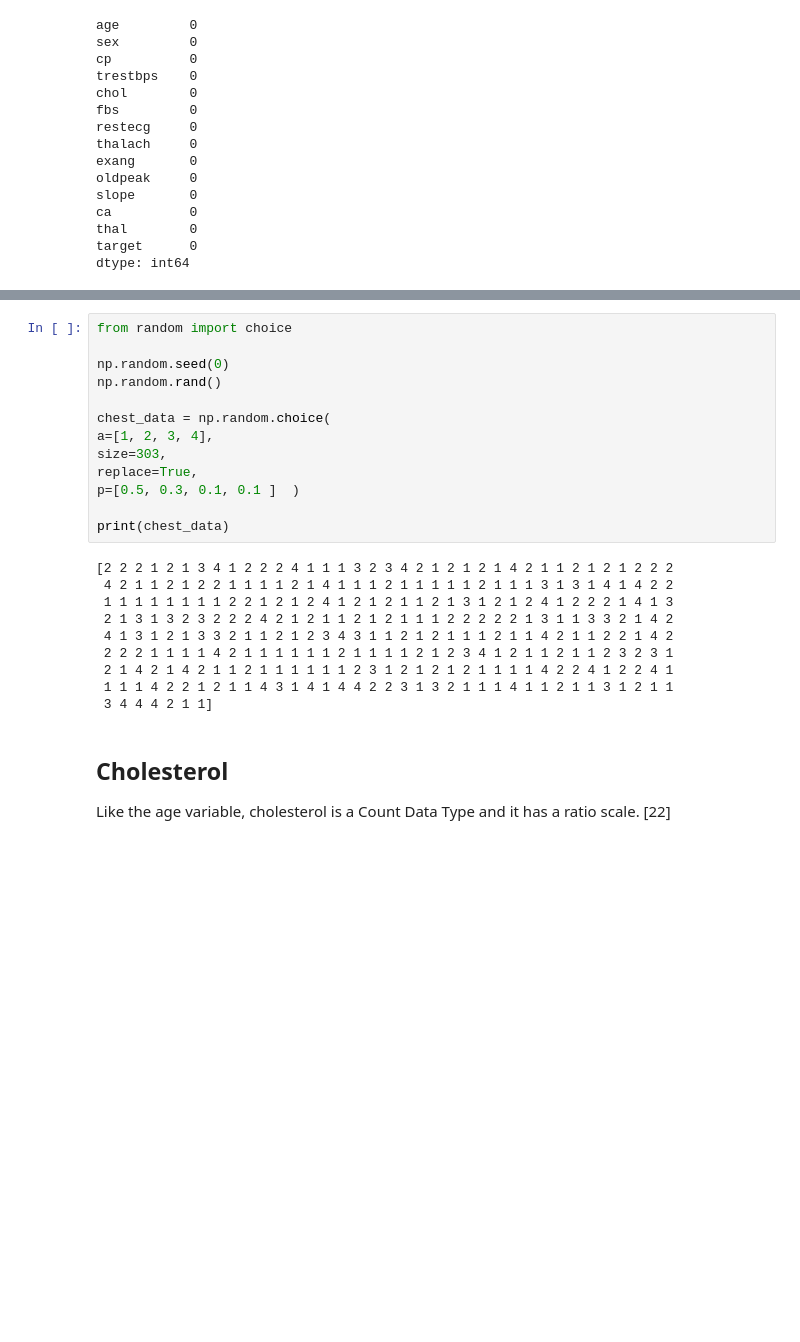
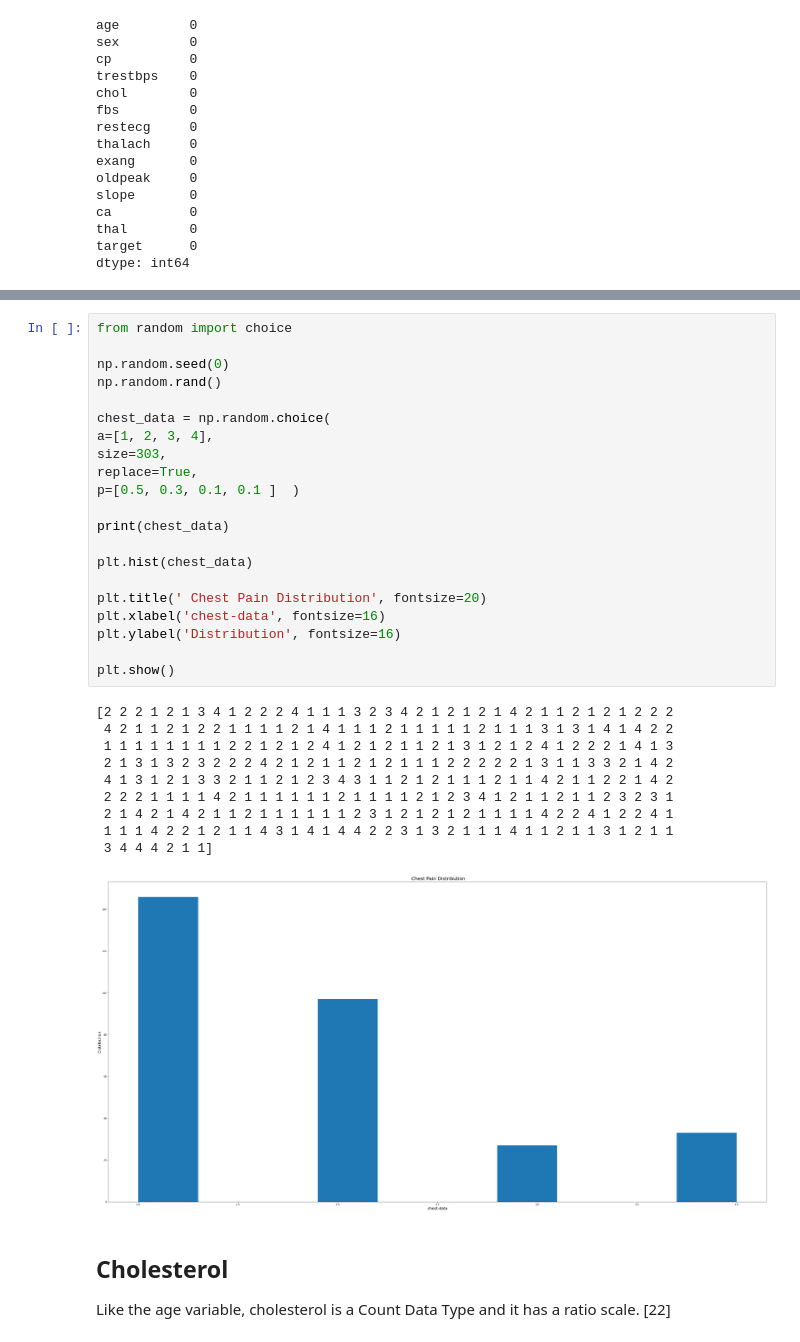
Before and after one commit to Trishmcc/Synthesised_Dataset, a Jupyter notebook: Synthesised_Dataset.ipynb, the cells around one changed output, grey strips where cells are left out. Saved outputs shown, nothing was run; the diff lists cells and outputs as text; blank space fills up the shorter version.

```diff
--- a/Synthesised_Dataset.ipynb
+++ b/Synthesised_Dataset.ipynb
@@ -340,26 +340,35 @@ It creates a random sample from a one-dimensional array. https://numpy.org/doc/s
 # %%
 from random import choice
 
 np.random.seed(0)
 np.random.rand()
 
 chest_data = np.random.choice(
 a=[1, 2, 3, 4],
 size=303,
 replace=True,
 p=[0.5, 0.3, 0.1, 0.1 ]  )
 
 print(chest_data)
+
+plt.hist(chest_data)
+
+plt.title(' Chest Pain Distribution', fontsize=20)
+plt.xlabel('chest-data', fontsize=16)
+plt.ylabel('Distribution', fontsize=16)
+
+plt.show()
 # %% [output]
 [2 2 2 1 2 1 3 4 1 2 2 2 4 1 1 1 3 2 3 4 2 1 2 1 2 1 4 2 1 1 2 1 2 1 2 2 2
  4 2 1 1 2 1 2 2 1 1 1 1 2 1 4 1 1 1 2 1 1 1 1 1 2 1 1 1 3 1 3 1 4 1 4 2 2
  1 1 1 1 1 1 1 1 2 2 1 2 1 2 4 1 2 1 2 1 1 2 1 3 1 2 1 2 4 1 2 2 2 1 4 1 3
  2 1 3 1 3 2 3 2 2 2 4 2 1 2 1 1 2 1 2 1 1 1 2 2 2 2 2 1 3 1 1 3 3 2 1 4 2
  4 1 3 1 2 1 3 3 2 1 1 2 1 2 3 4 3 1 1 2 1 2 1 1 1 2 1 1 4 2 1 1 2 2 1 4 2
  2 2 2 1 1 1 1 4 2 1 1 1 1 1 1 2 1 1 1 1 2 1 2 3 4 1 2 1 1 2 1 1 2 3 2 3 1
  2 1 4 2 1 4 2 1 1 2 1 1 1 1 1 1 2 3 1 2 1 2 1 2 1 1 1 1 4 2 2 4 1 2 2 4 1
  1 1 1 4 2 2 1 2 1 1 4 3 1 4 1 4 4 2 2 3 1 3 2 1 1 1 4 1 1 2 1 1 3 1 2 1 1
  3 4 4 4 2 1 1]
+[figure, added]
 # %% [markdown]
 ## Cholesterol
 
```
Also changed, not shown: parts of 62 cells of this notebook.
